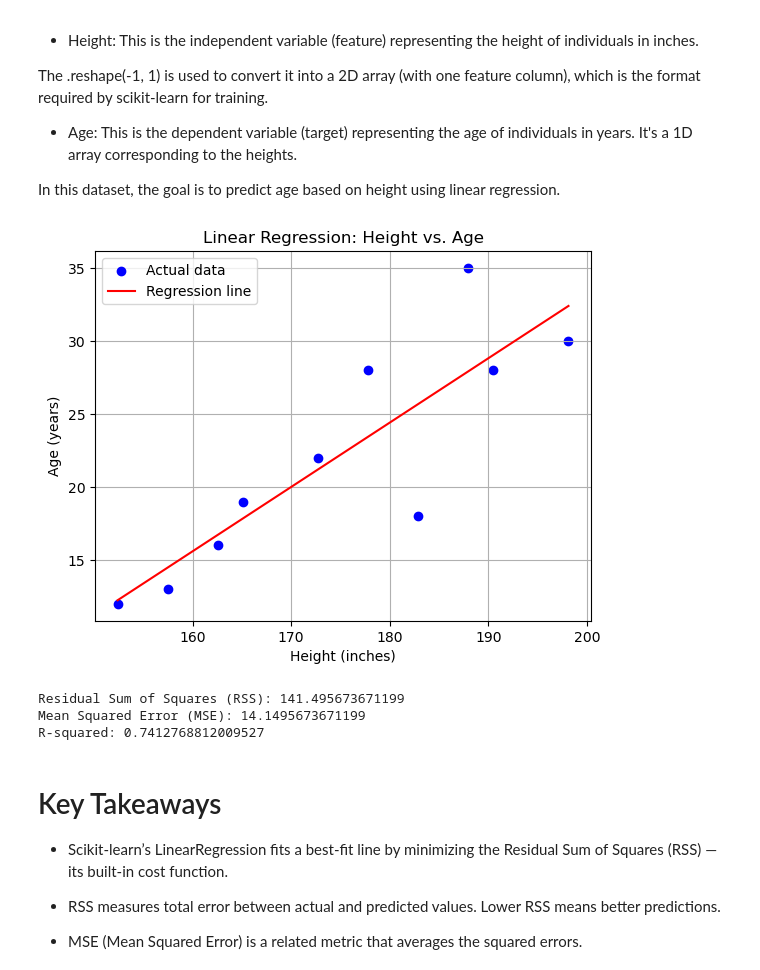
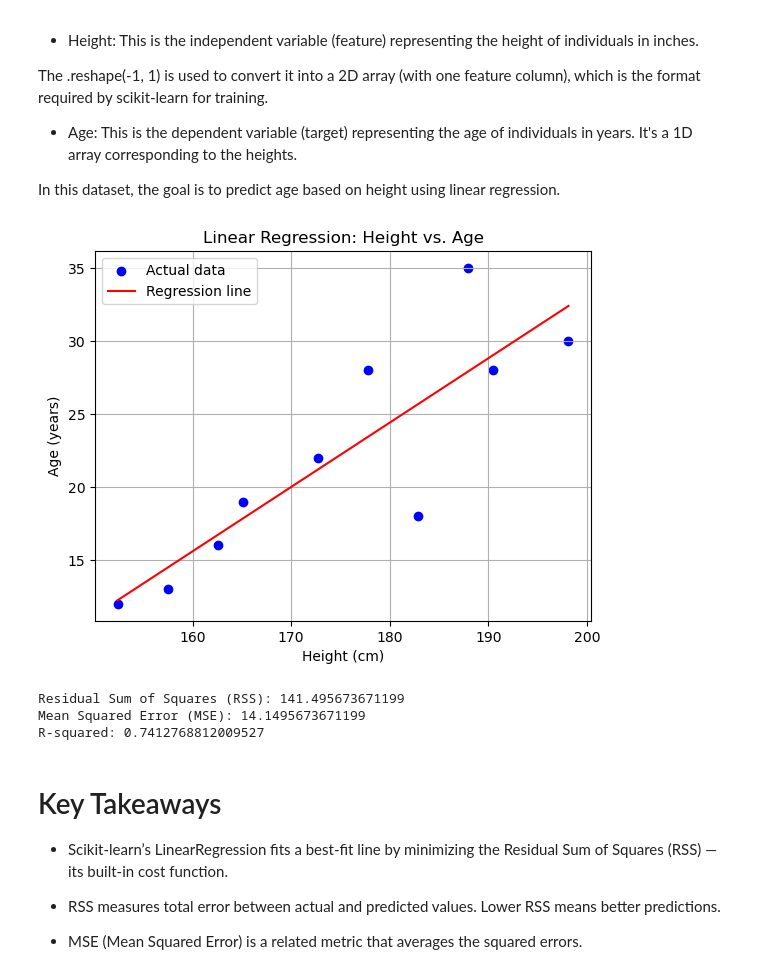
Before and after one commit to tash-odt/daily-machine-learning, a Jupyter notebook: day2/Day 2 of 30 - Machine Learning is not Magic.ipynb, the cells around one changed output. Drawn from its saved outputs; the diff is of its cells as text; code cells hidden in the pictures.

```diff
--- a/day2/Day 2 of 30 - Machine Learning is not Magic.ipynb
+++ b/day2/Day 2 of 30 - Machine Learning is not Magic.ipynb
@@ -71,36 +71,36 @@ age_predictions = regression.predict(height)
 # Plotting the data and the regression line
 plt.scatter(height, age, color='blue', label='Actual data')
 plt.plot(height, age_predictions, color='red', label='Regression line')
-plt.xlabel('Height (inches)')
+plt.xlabel('Height (cm)')
 plt.ylabel('Age (years)')
 plt.title('Linear Regression: Height vs. Age')
 plt.legend()
 plt.grid()
 plt.show()
 
 
 # Calculating the Residual Sum of Squares (RSS)
 residuals = age - age_predictions
 rss = np.sum(residuals ** 2)
 
 # Printing the RSS value
 print('Residual Sum of Squares (RSS):', rss)
 
 # Calculating Mean Squared Error (MSE) for comparison
 mse = mean_squared_error(age, age_predictions)
 print('Mean Squared Error (MSE):', mse)
 
 # Calculate the R-squared score
 r_squared = r2_score(age, age_predictions)
 print('R-squared:', r_squared)
 
 # Interpreting the R² score:
 # R² = 1: Perfect fit. The model explains 100% of the variance in the data.
 # R² = 0: The model doesn't explain any of the variance.
 # 0 < R² < 1: The model explains a proportion of the variance.
 # A higher R² indicates a better fit.
 # %% [output]
-[figure, old version]
+[figure, new version]
 Residual Sum of Squares (RSS): 141.495673671199
 Mean Squared Error (MSE): 14.1495673671199
 R-squared: 0.7412768812009527
```
